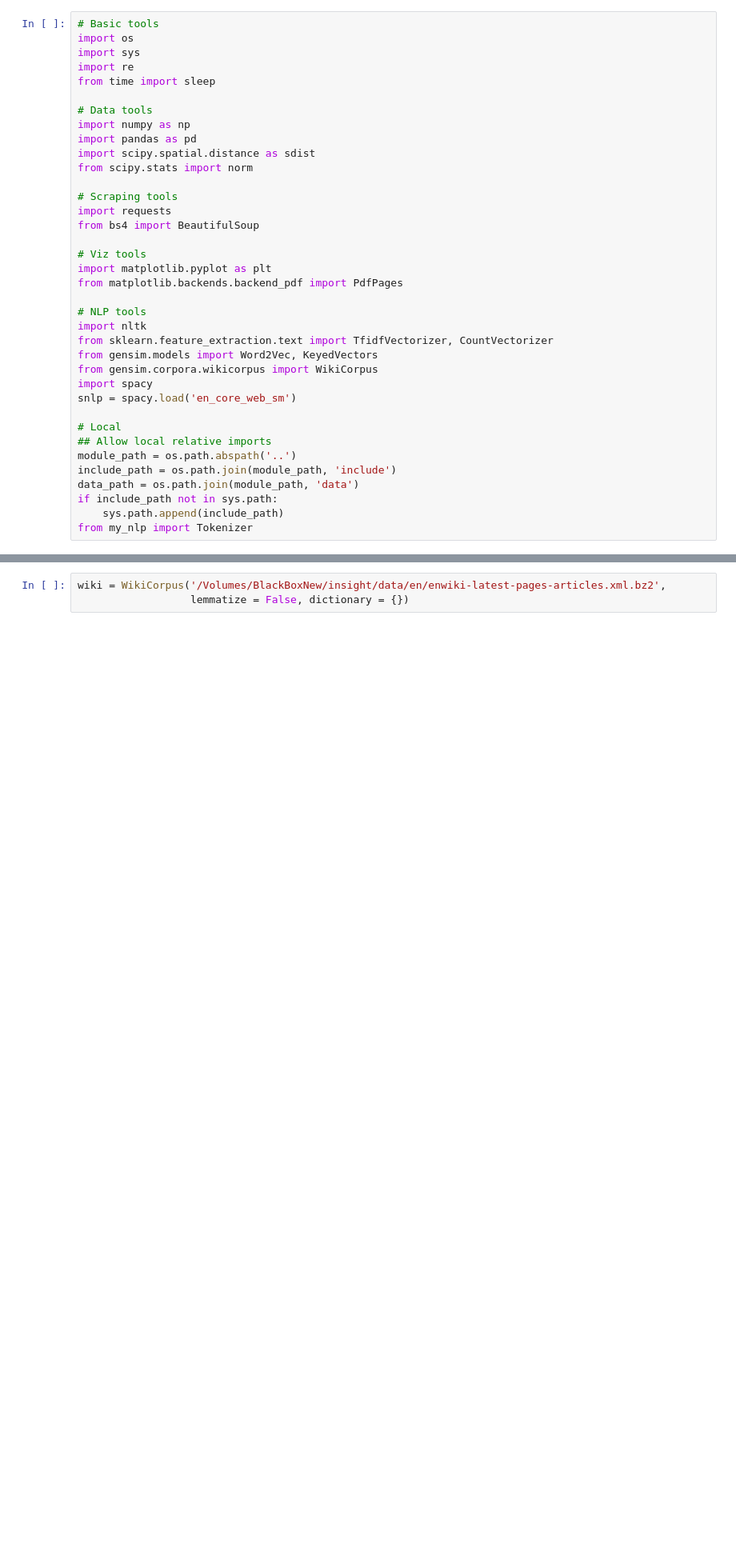
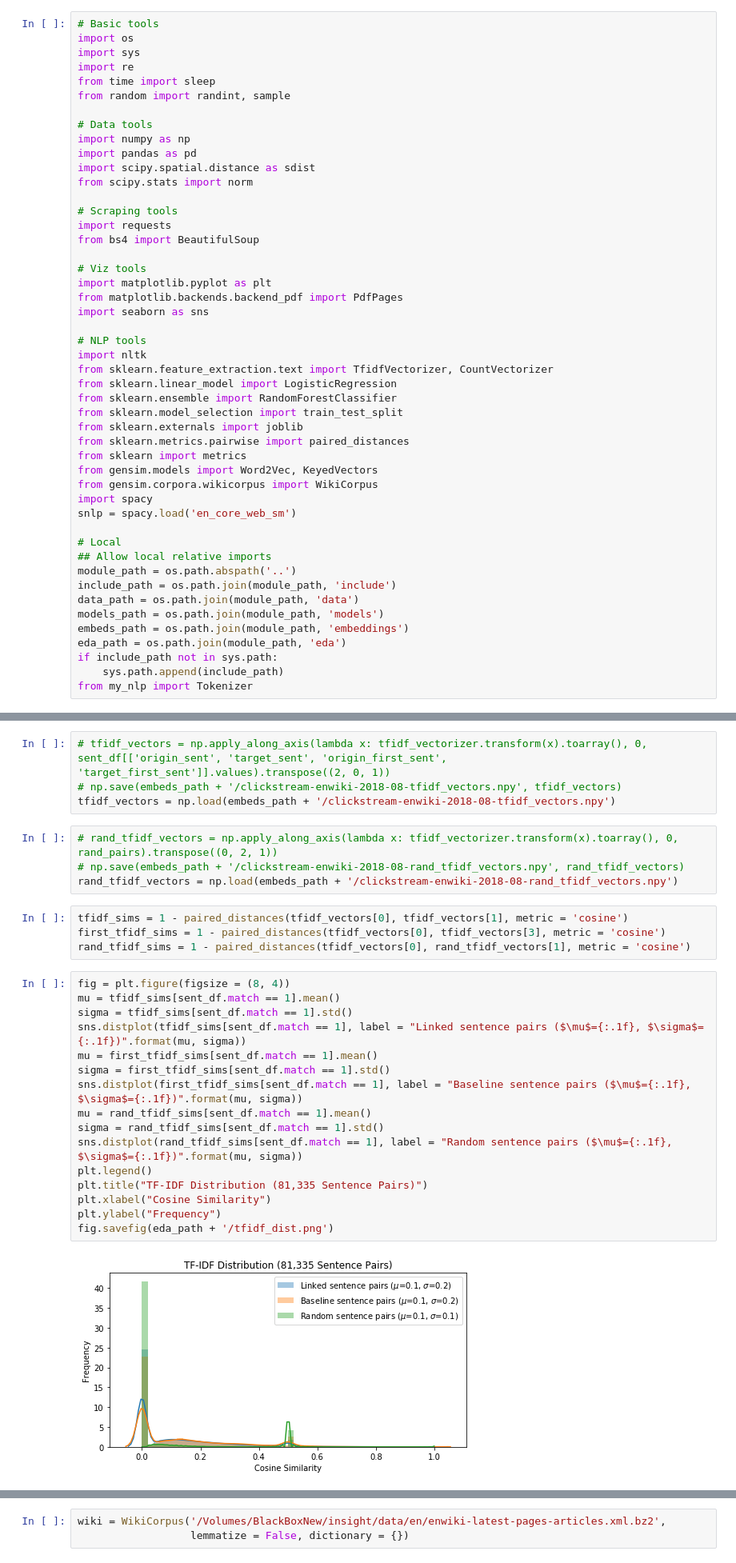
Before and after one commit to knowbodynos/wikontext, a Jupyter notebook: nb/sentences.ipynb, the cells around one changed output, grey strips where cells are left out. Shown at 80% size. Saved outputs shown, nothing was run; the diff lists cells and outputs as text; blank space fills up the shorter version.

```diff
--- a/nb/sentences.ipynb
+++ b/nb/sentences.ipynb
@@ -4,6 +4,7 @@ import os
 import sys
 import re
 from time import sleep
+from random import randint, sample
 
 # Data tools
 import numpy as np
@@ -18,10 +19,17 @@ from bs4 import BeautifulSoup
 # Viz tools
 import matplotlib.pyplot as plt
 from matplotlib.backends.backend_pdf import PdfPages
+import seaborn as sns
 
 # NLP tools
 import nltk
 from sklearn.feature_extraction.text import TfidfVectorizer, CountVectorizer
+from sklearn.linear_model import LogisticRegression
+from sklearn.ensemble import RandomForestClassifier
+from sklearn.model_selection import train_test_split
+from sklearn.externals import joblib
+from sklearn.metrics.pairwise import paired_distances
+from sklearn import metrics
 from gensim.models import Word2Vec, KeyedVectors
 from gensim.corpora.wikicorpus import WikiCorpus
 import spacy
@@ -32,6 +40,9 @@ snlp = spacy.load('en_core_web_sm')
 module_path = os.path.abspath('..')
 include_path = os.path.join(module_path, 'include')
 data_path = os.path.join(module_path, 'data')
+models_path = os.path.join(module_path, 'models')
+embeds_path = os.path.join(module_path, 'embeddings')
+eda_path = os.path.join(module_path, 'eda')
 if include_path not in sys.path:
     sys.path.append(include_path)
 from my_nlp import Tokenizer
@@ -192,0 +276,30 @@ sent_df = pd.read_csv(data_path + '/clickstream-enwiki-2018-08-sentences.tsv', s
+# %%
+# tfidf_vectors = np.apply_along_axis(lambda x: tfidf_vectorizer.transform(x).toarray(), 0, sent_df[['origin_sent', 'target_sent', 'origin_first_sent', 'target_first_sent']].values).transpose((2, 0, 1))
+# np.save(embeds_path + '/clickstream-enwiki-2018-08-tfidf_vectors.npy', tfidf_vectors)
+tfidf_vectors = np.load(embeds_path + '/clickstream-enwiki-2018-08-tfidf_vectors.npy')
+# %%
+# rand_tfidf_vectors = np.apply_along_axis(lambda x: tfidf_vectorizer.transform(x).toarray(), 0, rand_pairs).transpose((0, 2, 1))
+# np.save(embeds_path + '/clickstream-enwiki-2018-08-rand_tfidf_vectors.npy', rand_tfidf_vectors)
+rand_tfidf_vectors = np.load(embeds_path + '/clickstream-enwiki-2018-08-rand_tfidf_vectors.npy')
+# %%
+tfidf_sims = 1 - paired_distances(tfidf_vectors[0], tfidf_vectors[1], metric = 'cosine')
+first_tfidf_sims = 1 - paired_distances(tfidf_vectors[0], tfidf_vectors[3], metric = 'cosine')
+rand_tfidf_sims = 1 - paired_distances(tfidf_vectors[0], rand_tfidf_vectors[1], metric = 'cosine')
+# %%
+fig = plt.figure(figsize = (8, 4))
+mu = tfidf_sims[sent_df.match == 1].mean()
+sigma = tfidf_sims[sent_df.match == 1].std()
+sns.distplot(tfidf_sims[sent_df.match == 1], label = "Linked sentence pairs ($\mu$={:.1f}, $\sigma$={:.1f})".format(mu, sigma))
+mu = first_tfidf_sims[sent_df.match == 1].mean()
+sigma = first_tfidf_sims[sent_df.match == 1].std()
+sns.distplot(first_tfidf_sims[sent_df.match == 1], label = "Baseline sentence pairs ($\mu$={:.1f}, $\sigma$={:.1f})".format(mu, sigma))
+mu = rand_tfidf_sims[sent_df.match == 1].mean()
+sigma = rand_tfidf_sims[sent_df.match == 1].std()
+sns.distplot(rand_tfidf_sims[sent_df.match == 1], label = "Random sentence pairs ($\mu$={:.1f}, $\sigma$={:.1f})".format(mu, sigma))
+plt.legend()
+plt.title("TF-IDF Distribution (81,335 Sentence Pairs)")
+plt.xlabel("Cosine Similarity")
+plt.ylabel("Frequency")
+fig.savefig(eda_path + '/tfidf_dist.png')
+# %% [output]
+[figure, added]
```
Also changed, not shown: parts of 48 cells of this notebook, 8 other files.
